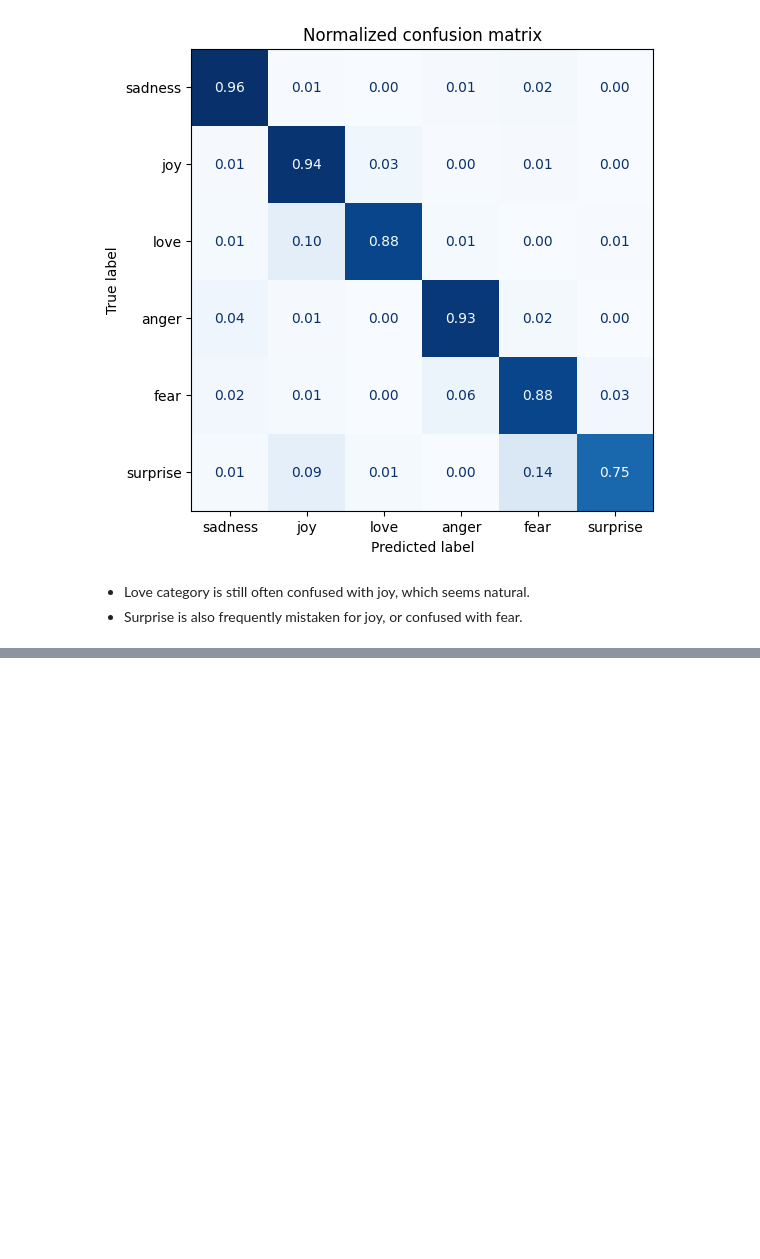
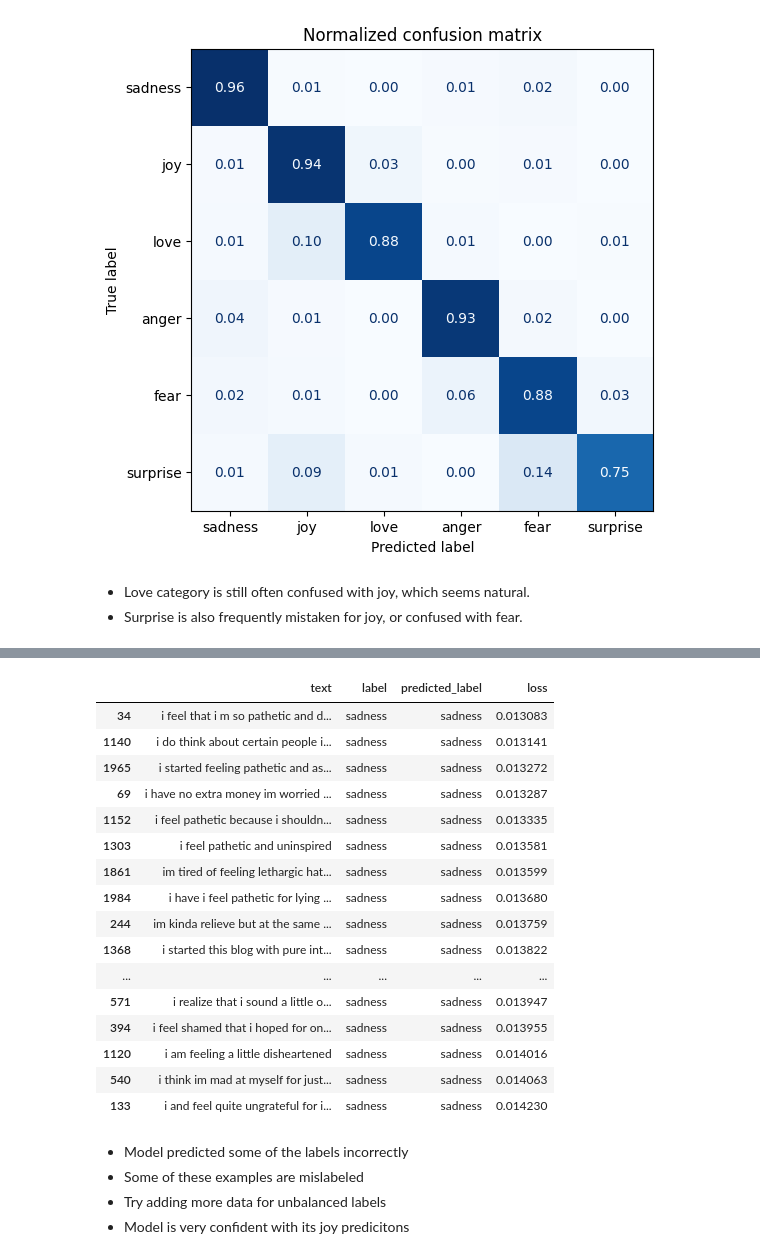
Before and after one commit to That1Panda/Text-Classification, a Jupyter notebook: text-classification.ipynb, the cells around one changed output, grey strips where cells are left out. Saved outputs shown, nothing was run; the diff lists cells and outputs as text; code cells hidden in the pictures; blank space fills up the shorter version.

```diff
--- a/text-classification.ipynb
+++ b/text-classification.ipynb
@@ -258,0 +264,17 @@ plot_confusion_matrix(y_preds,y_valid,labels)
+# %%
+def forward_pass_with_label(batch):
+    # Place all input tensors on the same device as the model
+    inputs = {k:v.to(device) for k,v in batch.items()
+              if k in tokenizer.model_input_names}
+
+    with torch.no_grad():
+        output = model(**inputs)
+        pred_label = torch.argmax(output.logits, axis=-1)
+        loss = torch.nn.functional.cross_entropy(output.logits, batch["label"].to(device),
+                             reduction="none")
+        return {"loss": loss.cpu().numpy(),
+            "predicted_label": pred_label.cpu().numpy()}
+
+emotions_encoded.set_format("torch",columns=['input_ids','attention_mask',"label"])
+emotions_encoded['validation']=emotions_encoded['validation'].map(forward_pass_with_label, batched=True, batch_size=16)
+print(emotions_encoded['validation'].column_names)
@@ -258,0 +283,5 @@ plot_confusion_matrix(y_preds,y_valid,labels)
+# %%
+emotions_encoded.set_format("pandas")
+cols = ["text", "label", "predicted_label", "loss"]
+df_test = emotions_encoded["validation"][:][cols]
+df_test.head(2)
@@ -258,0 +292,6 @@ plot_confusion_matrix(y_preds,y_valid,labels)
+# %%
+def label_int2str(row):
+    return emotions['train'].features['label'].int2str(row)
+df_test["label"] = df_test["label"].apply(label_int2str)
+df_test["predicted_label"] = (df_test["predicted_label"].apply(label_int2str))
+df_test.head(2)
@@ -258,0 +316,25 @@ plot_confusion_matrix(y_preds,y_valid,labels)
+# %%
+df_test.sort_values("loss",ascending=True).head(20)
+# %% [output]
+|  | text | label | predicted_label | loss |
+| 34 | i feel that i m so pathetic and d... | sadness | sadness | 0.013083 |
+| 1140 | i do think about certain people i... | sadness | sadness | 0.013141 |
+| 1965 | i started feeling pathetic and as... | sadness | sadness | 0.013272 |
+| 69 | i have no extra money im worried ... | sadness | sadness | 0.013287 |
+| 1152 | i feel pathetic because i shouldn... | sadness | sadness | 0.013335 |
+| 1303 | i feel pathetic and uninspired | sadness | sadness | 0.013581 |
+| 1861 | im tired of feeling lethargic hat... | sadness | sadness | 0.013599 |
+| 1984 | i have i feel pathetic for lying ... | sadness | sadness | 0.013680 |
+| 244 | im kinda relieve but at the same ... | sadness | sadness | 0.013759 |
+| 1368 | i started this blog with pure int... | sadness | sadness | 0.013822 |
+| ... | ... | ... | ... | ... |
+| 571 | i realize that i sound a little o... | sadness | sadness | 0.013947 |
+| 394 | i feel shamed that i hoped for on... | sadness | sadness | 0.013955 |
+| 1120 | i am feeling a little disheartened | sadness | sadness | 0.014016 |
+| 540 | i think im mad at myself for just... | sadness | sadness | 0.014063 |
+| 133 | i and feel quite ungrateful for i... | sadness | sadness | 0.014230 |
+# %% [markdown]
+- Model predicted some of the labels incorrectly
+- Some of these examples are mislabeled
+- Try adding more data for unbalanced labels
+- Model is very confident with its joy predicitons
```
Also changed, not shown: parts of 6 cells of this notebook.
